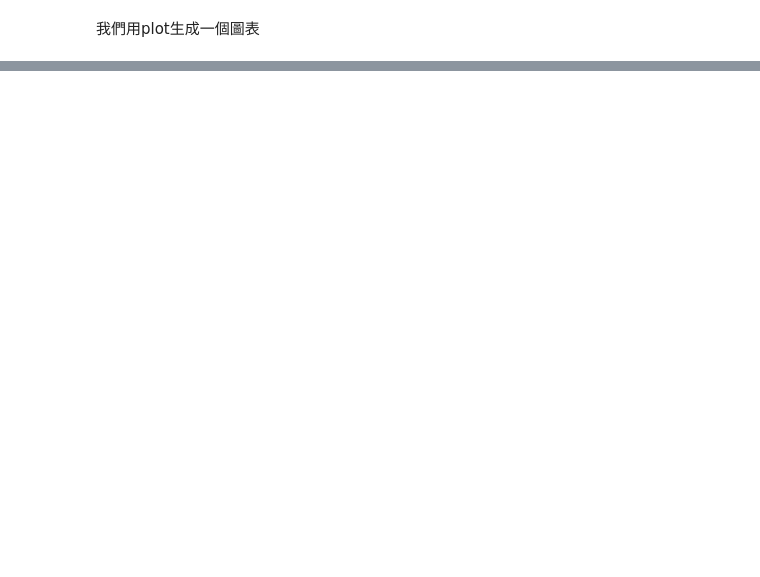
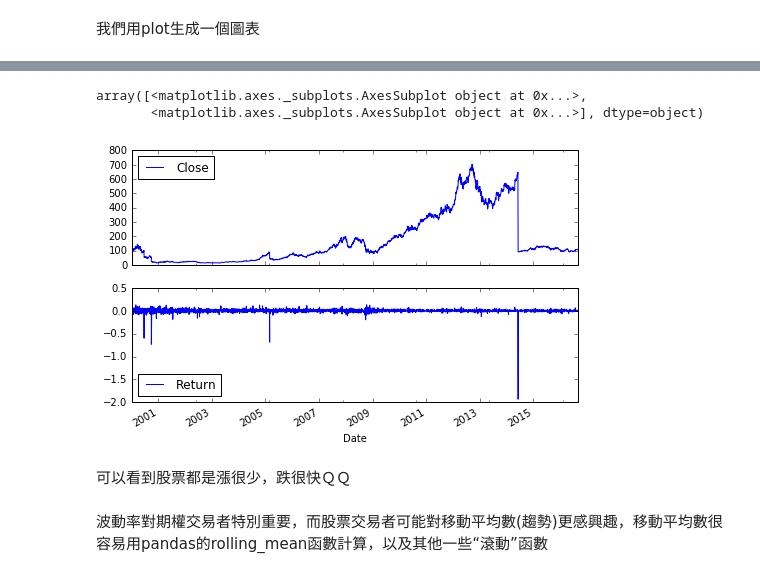
Before and after one commit to kaichiachen/financial-analysis-ipython-notebook, a Jupyter notebook: 3. time/time.ipynb, the cells around one changed output, grey strips where cells are left out. Saved outputs shown, nothing was run; the diff lists cells and outputs as text; code cells hidden in the pictures; blank space fills up the shorter version.

```diff
--- a/3. time/time.ipynb
+++ b/3. time/time.ipynb
@@ -462,0 +470,10 @@ AAPL['Close'].plot(figsize=(8, 5), grid=True)
+# %%
+AAPL[['Close', 'Return']].plot(subplots=True, style='b', figsize=(8, 5))
+# %% [output]
+array([<matplotlib.axes._subplots.AxesSubplot object at 0x...>,
+       <matplotlib.axes._subplots.AxesSubplot object at 0x...>], dtype=object)
+[figure, added]
+# %% [markdown]
+可以看到股票都是漲很少，跌很快ＱＱ
+# %% [markdown]
+波動率對期權交易者特別重要，而股票交易者可能對移動平均數(趨勢)更感興趣，移動平均數很容易用pandas的rolling_mean函數計算，以及其他一些“滾動”函數
```
Also changed, not shown: parts of 35 cells of this notebook, 5 other files.
